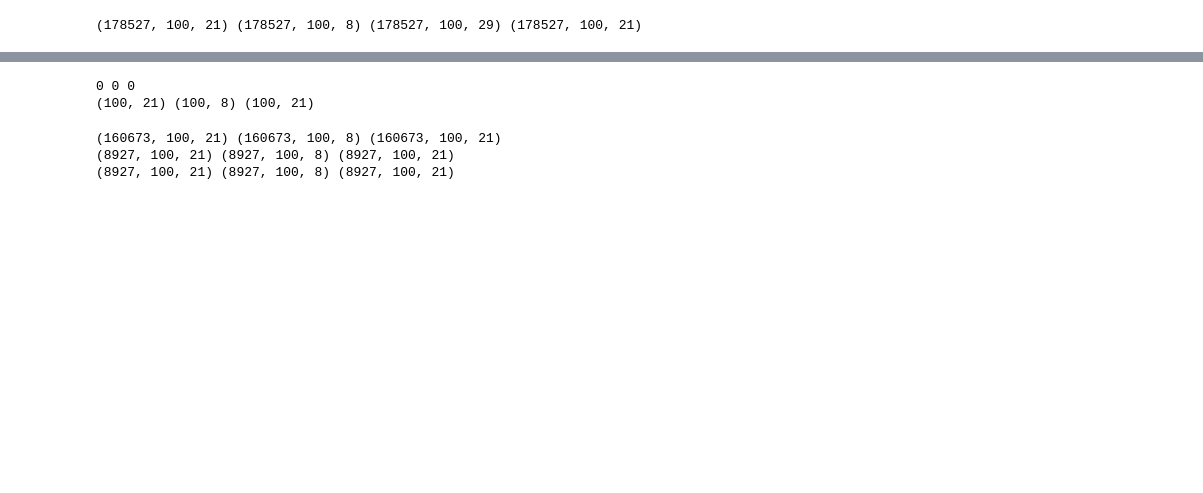
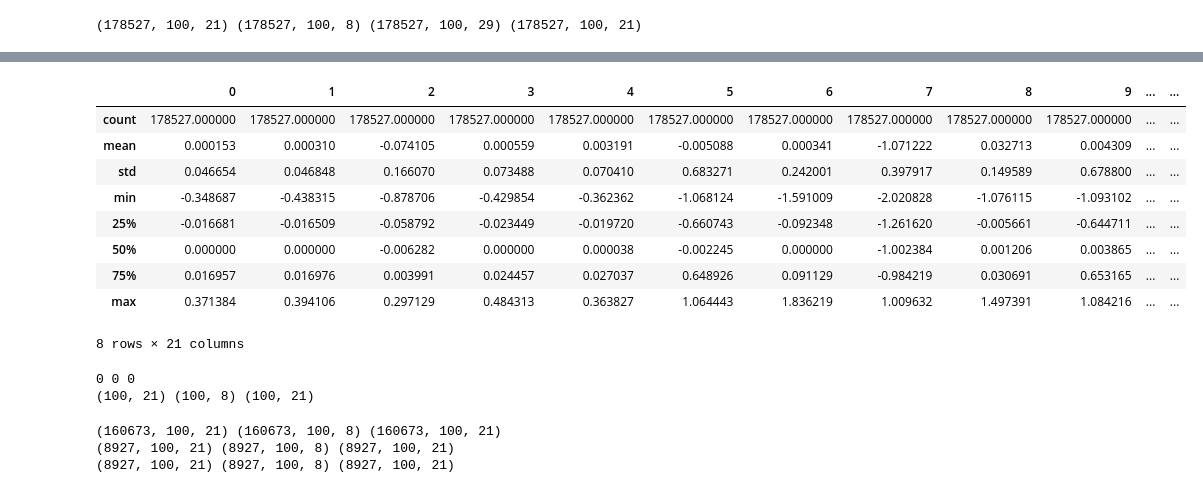
Before and after one commit to rjk2147/Dynamics-Model-Search, a Jupyter notebook: dynamics/src/vanilla_rnn_dataset.ipynb, the cells around one changed output, grey strips where cells are left out. Saved outputs shown, nothing was run; the diff lists cells and outputs as text; code cells hidden in the pictures; blank space fills up the shorter version.

```diff
--- a/dynamics/src/vanilla_rnn_dataset.ipynb
+++ b/dynamics/src/vanilla_rnn_dataset.ipynb
@@ -15,3 +93,17 @@ print(X.shape, A.shape, X_cat.shape, Y.shape)
+# %%
+df_X = pd.DataFrame(data=X[:, 0, :])
+df_X.describe()
+# %% [output]
+|  | 0 | 1 | 2 | 3 | 4 | 5 | 6 | 7 | 8 | 9 | ... | ... |
+| count | 178527.000000 | 178527.000000 | 178527.000000 | 178527.000000 | 178527.000000 | 178527.000000 | 178527.000000 | 178527.000000 | 178527.000000 | 178527.000000 | ... | ... |
+| mean | 0.000153 | 0.000310 | -0.074105 | 0.000559 | 0.003191 | -0.005088 | 0.000341 | -1.071222 | 0.032713 | 0.004309 | ... | ... |
+| std | 0.046654 | 0.046848 | 0.166070 | 0.073488 | 0.070410 | 0.683271 | 0.242001 | 0.397917 | 0.149589 | 0.678800 | ... | ... |
+| min | -0.348687 | -0.438315 | -0.878706 | -0.429854 | -0.362362 | -1.068124 | -1.591009 | -2.020828 | -1.076115 | -1.093102 | ... | ... |
+| 25% | -0.016681 | -0.016509 | -0.058792 | -0.023449 | -0.019720 | -0.660743 | -0.092348 | -1.261620 | -0.005661 | -0.644711 | ... | ... |
+| 50% | 0.000000 | 0.000000 | -0.006282 | 0.000000 | 0.000038 | -0.002245 | 0.000000 | -1.002384 | 0.001206 | 0.003865 | ... | ... |
+| 75% | 0.016957 | 0.016976 | 0.003991 | 0.024457 | 0.027037 | 0.648926 | 0.091129 | -0.984219 | 0.030691 | 0.653165 | ... | ... |
+| max | 0.371384 | 0.394106 | 0.297129 | 0.484313 | 0.363827 | 1.064443 | 1.836219 | 1.009632 | 1.497391 | 1.084216 | ... | ... |
+8 rows × 21 columns
 # %%
 for x, a, y in zip(enumerate(X), enumerate(A), enumerate(Y)):
     xi, xe = x
```
Also changed, not shown: parts of 10 cells of this notebook, 6 other files.
